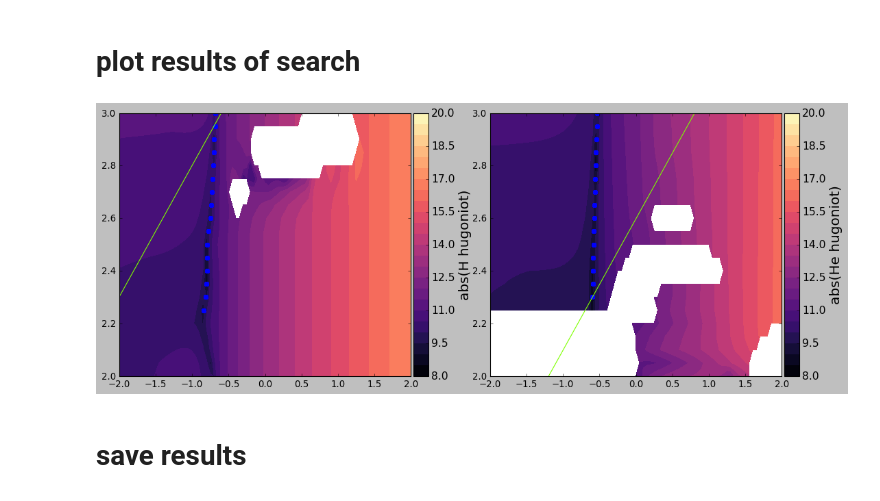
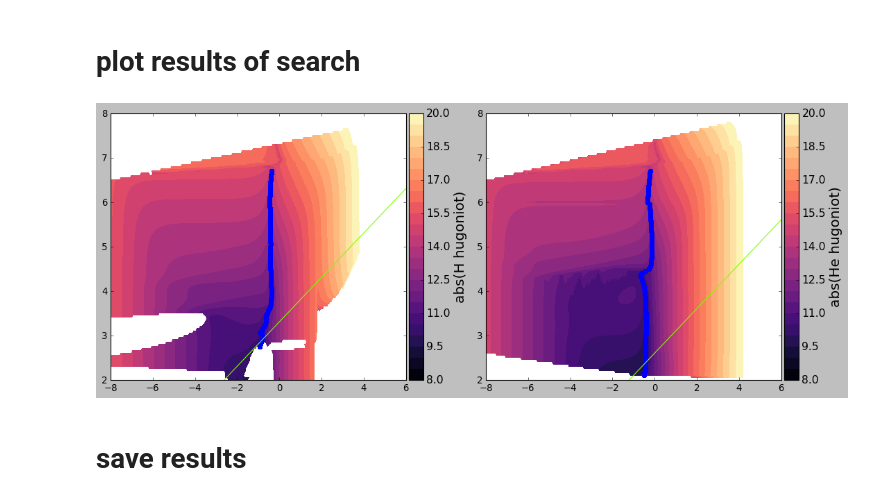
Before and after one commit to esandford/giant_planets, a Jupyter notebook: MESA_EoS/thermo_consistency/hugoniot_data/calculate_hugoniot.ipynb, the cells around one changed output. Drawn from its saved outputs; the diff is of its cells as text; code cells hidden in the pictures.

Commit message:
control EoS hugoniots

```diff
--- a/MESA_EoS/thermo_consistency/hugoniot_data/calculate_hugoniot.ipynb
+++ b/MESA_EoS/thermo_consistency/hugoniot_data/calculate_hugoniot.ipynb
@@ -122,13 +122,19 @@ gridvar = 'P'
 H_savefilestring='SCVH_H'
 He_savefilestring='SCVH_He'
 '''
+'''
+H_table = read_CMSlike(filename='../tc_CMS19_H_smoothing=2.txt',X=1.,Y=0.)
+He_table = read_CMSlike(filename='../tc_CMS19_He_smoothing=2.txt',X=0.,Y=1.)
+gridvar = 'rho'
+H_savefilestring='tc_CMS19_H_smoothing=2'
+He_savefilestring='tc_CMS19_He_smoothing=2'
+'''
 
-H_table = read_CMSlike(filename='../tc_CMS19_H_smoothing=1.txt',X=1.,Y=0.)
-He_table = read_CMSlike(filename='../tc_CMS19_He_smoothing=1.txt',X=0.,Y=1.)
+H_table = read_CMSlike(filename='../control_CMS19_H_smoothing=10_scalingfac=0.25.txt',X=1.,Y=0.)
+He_table = read_CMSlike(filename='../control_CMS19_He_smoothing=10_scalingfac=0.25.txt',X=0.,Y=1.)
 gridvar = 'rho'
-H_savefilestring='tc_CMS19_H_smoothing=1'
-He_savefilestring='tc_CMS19_He_smoothing=1'
-
+H_savefilestring='control_CMS19_H_smoothing=10_scalingfac=0.25'
+He_savefilestring='control_CMS19_He_smoothing=10_scalingfac=0.25'
 
 H_naive_hugo = np.abs((10**H_table.log10Egrid - H_U0) + 0.5*(10**H_table.log10Pgrid+H_P0)*((1/10**H_table.log10rhogrid) - (1/H_rho0)))
 He_naive_hugo = np.abs((10**He_table.log10Egrid - He_U0) + 0.5*(10**He_table.log10Pgrid+He_P0)*((1/10**He_table.log10rhogrid) - (1/He_rho0)))
@@ -436,17 +470,25 @@ if gridvar=='rho':
     cs0 = axes[0].contourf(H_table.log10rhogrid, H_table.log10Tgrid, np.log10(H_naive_hugo), shading='nearest', cmap='magma', levels=np.linspace(8,20,25))
     axes[0].plot(H_log10rho[H_finitemask], H_log10T[H_finitemask], 'bo', linestyle='None',mec='None')
 
-    # tc_CMS19_H_smoothing=1
-    exclude_mask = (H_log10rho[H_finitemask] <= -1) | (H_log10rho[H_finitemask] >= -0.25) | ((H_log10rho[H_finitemask] >= -0.6) & (H_log10T[H_finitemask] <= 3)) | (H_log10T[H_finitemask] <= 2.2)
-    axes[0].plot(H_log10rho[H_finitemask][exclude_mask], H_log10T[H_finitemask][exclude_mask], marker='o',color='#7FFF00', linestyle='None',mec='None')
+    # tc_CMS19_H_smoothing=1; control_CMS19_H_smoothing=1_scalingfac=0.05, scalingfac=0.1, scalingfac=0.25
+    #exclude_mask = (H_log10rho[H_finitemask] <= -1) | (H_log10rho[H_finitemask] >= -0.25) | ((H_log10rho[H_finitemask] >= -0.6) & (H_log10T[H_finitemask] <= 3)) | (H_log10T[H_finitemask] <= 2.2)
+    #axes[0].plot(H_log10rho[H_finitemask][exclude_mask], H_log10T[H_finitemask][exclude_mask], marker='o',color='#7FFF00', linestyle='None',mec='None')
 
-    # tc_CMS19_H_smoothing=5
-    #exclude_mask = (H_log10T[H_finitemask] <= 2.25) | (H_log10T[H_finitemask] >= 7.4) | ((H_log10T[H_finitemask] >= 6) & (H_log10rho[H_finitemask] <= -4)) | ((H_log10T[H_finitemask] <= 4) & (H_log10rho[H_finitemask] >= 3))
+    # tc_CMS19_H_smoothing=2; control_CMS19_H_smoothing=2_scalingfac=0.05, scalingfac=0.1, scalingfac=0.25
+    #exclude_mask = (H_log10rho[H_finitemask] <= -1) | (H_log10rho[H_finitemask] >= -0.25)  | (H_log10T[H_finitemask] >= 7.75) | ((H_log10T[H_finitemask] <= 2.75) & (H_log10rho[H_finitemask] >= -0.6)) |((H_log10T[H_finitemask] <= 2.4) & (H_log10rho[H_finitemask] >= -0.8))
+    #axes[0].plot(H_log10rho[H_finitemask][exclude_mask], H_log10T[H_finitemask][exclude_mask], marker='o',color='#7FFF00', linestyle='None',mec='None')
+
+    # tc_CMS19_H_smoothing=5; control_CMS19_H_smoothing=5_scalingfac=0.05, scalingfac=0.1, scalingfac=0.25
+    #exclude_mask = (H_log10T[H_finitemask] <= 2.25) | (H_log10T[H_finitemask] >= 7.4) | ((H_log10T[H_finitemask] >= 6) & (H_log10rho[H_finitemask] <= -4)) | ((H_log10T[H_finitemask] <= 4) & (H_log10rho[H_finitemask] >= 3)) | (H_log10rho[H_finitemask] > -0.25) | (H_log10rho[H_finitemask] < -2) | ((H_log10T[H_finitemask] <= 2.75) & (H_log10rho[H_finitemask] >= -0.7))
     #axes[0].plot(H_log10rho[H_finitemask][exclude_mask], H_log10T[H_finitemask][exclude_mask], marker='o',color='#7FFF00', linestyle='None',mec='None')
 
     # tc_CMS19_H_smoothing=10
     #exclude_mask = (H_log10rho[H_finitemask] <= -1) | (H_log10rho[H_finitemask] >= -0.25) | (H_log10T[H_finitemask] >= 6.75)
     #axes[0].plot(H_log10rho[H_finitemask][exclude_mask], H_log10T[H_finitemask][exclude_mask], marker='o',color='#7FFF00', linestyle='None',mec='None')
+
+    # control_CMS19_H_smoothing=10_scalingfac=0.05, scalingfac=0.1, scalingfac=0.25
+    exclude_mask = (H_log10rho[H_finitemask] <= -1) | (H_log10rho[H_finitemask] >= -0.25) | (H_log10T[H_finitemask] >= 6.75) | ((H_log10T[H_finitemask] <= 2.25)  & (H_log10rho[H_finitemask] >= -0.8)) | ((H_log10T[H_finitemask] <= 2.65)  & (H_log10rho[H_finitemask] >= -0.8)) | ((H_log10T[H_finitemask] <= 2.7)  & (H_log10rho[H_finitemask] >= -0.5)) | ((H_log10T[H_finitemask] <= 3)  & (H_log10rho[H_finitemask] >= -0.75))
+    axes[0].plot(H_log10rho[H_finitemask][exclude_mask], H_log10T[H_finitemask][exclude_mask], marker='o',color='#7FFF00', linestyle='None',mec='None')
 
     cb0 = fig.colorbar(cs0, cax=cax0, orientation='vertical')
     cb0.set_label('abs(H hugoniot)', size=18)
@@ -458,17 +500,25 @@ if gridvar=='rho':
     cs1 = axes[1].contourf(He_table.log10rhogrid, He_table.log10Tgrid, np.log10(He_naive_hugo), shading='nearest', cmap='magma', levels=np.linspace(8,20,25))
     axes[1].plot(He_log10rho[He_finitemask], He_log10T[He_finitemask], 'bo', linestyle='None',mec='None')
 
-    # tc_CMS19_He_smoothing=1
-    exclude_mask = (He_log10rho[He_finitemask] <= -2) | (He_log10rho[He_finitemask] >= -0.1) | ((He_log10rho[He_finitemask] >= -0.5) & (He_log10T[He_finitemask] <= 3)) | (He_log10T[He_finitemask] <= 2.25)
-    axes[1].plot(He_log10rho[He_finitemask][exclude_mask], He_log10T[He_finitemask][exclude_mask], marker='o',color='#7FFF00', linestyle='None',mec='None')
+    # tc_CMS19_He_smoothing=1; control_CMS19_He_smoothing=1_scalingfac=0.05, scalingfac=0.1, scalingfac=0.25
+    #exclude_mask = (He_log10rho[He_finitemask] <= -2) | (He_log10rho[He_finitemask] >= -0.1) | ((He_log10rho[He_finitemask] >= -0.5) & (He_log10T[He_finitemask] <= 3)) | (He_log10T[He_finitemask] <= 2.25)
+    #axes[1].plot(He_log10rho[He_finitemask][exclude_mask], He_log10T[He_finitemask][exclude_mask], marker='o',color='#7FFF00', linestyle='None',mec='None')
 
-    # tc_CMS19_He_smoothing=5
-    #exclude_mask = (He_log10T[He_finitemask] <= 2.45) | (He_log10T[He_finitemask] >= 7.4) | ((He_log10T[He_finitemask] >= 6) & (He_log10rho[He_finitemask] <= -4))
+    # tc_CMS19_He_smoothing=2; control_CMS19_He_smoothing=2_scalingfac=0.05, scalingfac=0.1, scalingfac=0.25
+    #exclude_mask = (He_log10rho[He_finitemask] <= -2) | (He_log10rho[He_finitemask] >= -0.1) | ((He_log10rho[He_finitemask] >= -0.5) & (He_log10T[He_finitemask] <= 3)) | (He_log10T[He_finitemask] <= 2.25) | ((He_log10rho[He_finitemask] <= -0.6) & (He_log10T[He_finitemask] <= 2.4)) | (He_log10T[He_finitemask] >= 7.75)
+    #axes[1].plot(He_log10rho[He_finitemask][exclude_mask], He_log10T[He_finitemask][exclude_mask], marker='o',color='#7FFF00', linestyle='None',mec='None')
+
+    # tc_CMS19_He_smoothing=5; control_CMS19_He_smoothing=5_scalingfac=0.05, scalingfac=0.1, scalingfac=0.25
+    #exclude_mask = (He_log10T[He_finitemask] <= 2.45) | (He_log10T[He_finitemask] >= 7.4) | ((He_log10T[He_finitemask] >= 6) & (He_log10rho[He_finitemask] <= -4)) | (He_log10rho[He_finitemask] > -0.15) | (He_log10rho[He_finitemask] < -2 )
     #axes[1].plot(He_log10rho[He_finitemask][exclude_mask], He_log10T[He_finitemask][exclude_mask], marker='o',color='#7FFF00', linestyle='None',mec='None')
 
     # tc_CMS19_He_smoothing=10
     #exclude_mask = (He_log10rho[He_finitemask] <= -1) | (He_log10rho[He_finitemask] >= -0.1) | (He_log10T[He_finitemask] >= 6.75)
     #axes[1].plot(He_log10rho[He_finitemask][exclude_mask], He_log10T[He_finitemask][exclude_mask], marker='o',color='#7FFF00', linestyle='None',mec='None')
+
+    # control_CMS19_He_smoothing=10_scalingfac=0.05, scalingfac=0.1, scalingfac=0.25
+    exclude_mask = (He_log10rho[He_finitemask] <= -1) | (He_log10rho[He_finitemask] >= -0.1) | (He_log10T[He_finitemask] >= 6.75) | ((He_log10T[He_finitemask] <= 2.5) & (He_log10rho[He_finitemask] <= -0.5)) | (He_log10rho[He_finitemask] <= -0.9)
+    axes[1].plot(He_log10rho[He_finitemask][exclude_mask], He_log10T[He_finitemask][exclude_mask], marker='o',color='#7FFF00', linestyle='None',mec='None')
 
     cb1 = fig.colorbar(cs1, cax=cax1, orientation='vertical')
     cb1.set_label('abs(He hugoniot)', size=18)
@@ -479,8 +529,10 @@ if gridvar=='rho':
     axes[1].plot(log10rho_, 3.3 + (1./2.)*log10rho_ + np.log10(He_table.atomic_number) - (5./3)*np.log10(He_table.mass_number), ls='-', color='#7FFF00')
 
     for ax in axes:
-        ax.set_xlim(-2,2)
-        ax.set_ylim(2,3)
+        #ax.set_xlim(-2,2)
+        #ax.set_ylim(2,4)
+        ax.set_xlim(-8,6)
+        ax.set_ylim(2,8)
     plt.show()
 
 elif gridvar=='P':
@@ -495,34 +547,34 @@ elif gridvar=='P':
     #CMS19 TP
     #H_exclude_mask = ((H_log10T[H_finitemask] < 3) & (H_log10P[H_finitemask] < 11.5)) | ((H_log10T[H_finitemask] < 3) & (H_log10P[H_finitemask] > 12))
     #axes[0].plot(H_log10P[H_finitemask][H_exclude_mask], H_log10T[H_finitemask][H_exclude_mask], marker='o', color='#7FFF00',linestyle='None',mec='None')
     #axes[0].plot(H_log10P[H_finitemask][~H_exclude_mask], H_log10T[H_finitemask][~H_exclude_mask], marker='o', color='r',linestyle='None',mec='None')
 
     cb0 = fig.colorbar(cs0, cax=cax0, orientation='vertical')
     cb0.set_label('abs(H hugoniot)', size=18)
     cb0.ax.tick_params(labelsize=14)
 
     divider1 = make_axes_locatable(axes[1])
     cax1 = divider1.append_axes('right', size='5%', pad=0.05)
 
     cs1 = axes[1].contourf(He_table.log10Pgrid, He_table.log10Tgrid, np.log10(He_naive_hugo), shading='nearest', cmap='magma', levels=np.linspace(8,20,25))
     axes[1].plot(He_log10P[He_finitemask], He_log10T[He_finitemask], 'bo', linestyle='None',mec='None')
 
     #CMS19 TP
     #He_exclude_mask = ((He_log10T[He_finitemask] < 3) & (He_log10P[He_finitemask] < 9))
     #axes[1].plot(He_log10P[He_finitemask][He_exclude_mask], He_log10T[He_finitemask][He_exclude_mask], marker='o', color='#7FFF00',linestyle='None',mec='None')
     #axes[1].plot(He_log10P[~He_exclude_mask], He_log10T[~He_exclude_mask], 'ro', linestyle='None',mec='None')
 
     cb1 = fig.colorbar(cs1, cax=cax1, orientation='vertical')
     cb1.set_label('abs(He hugoniot)', size=18)
     cb1.ax.tick_params(labelsize=14)
 
     for ax in axes:
         ax.set_xlim(1,23)
         #ax.set_xlim(5,12)
         ax.set_ylim(2,8)
     plt.show()
 # %% [output]
-[figure, old version]
+[figure, new version]
 # %% [markdown]
 # save results
 # %%
```
Also changed, not shown: parts of 3 cells of this notebook, 41 other files.
